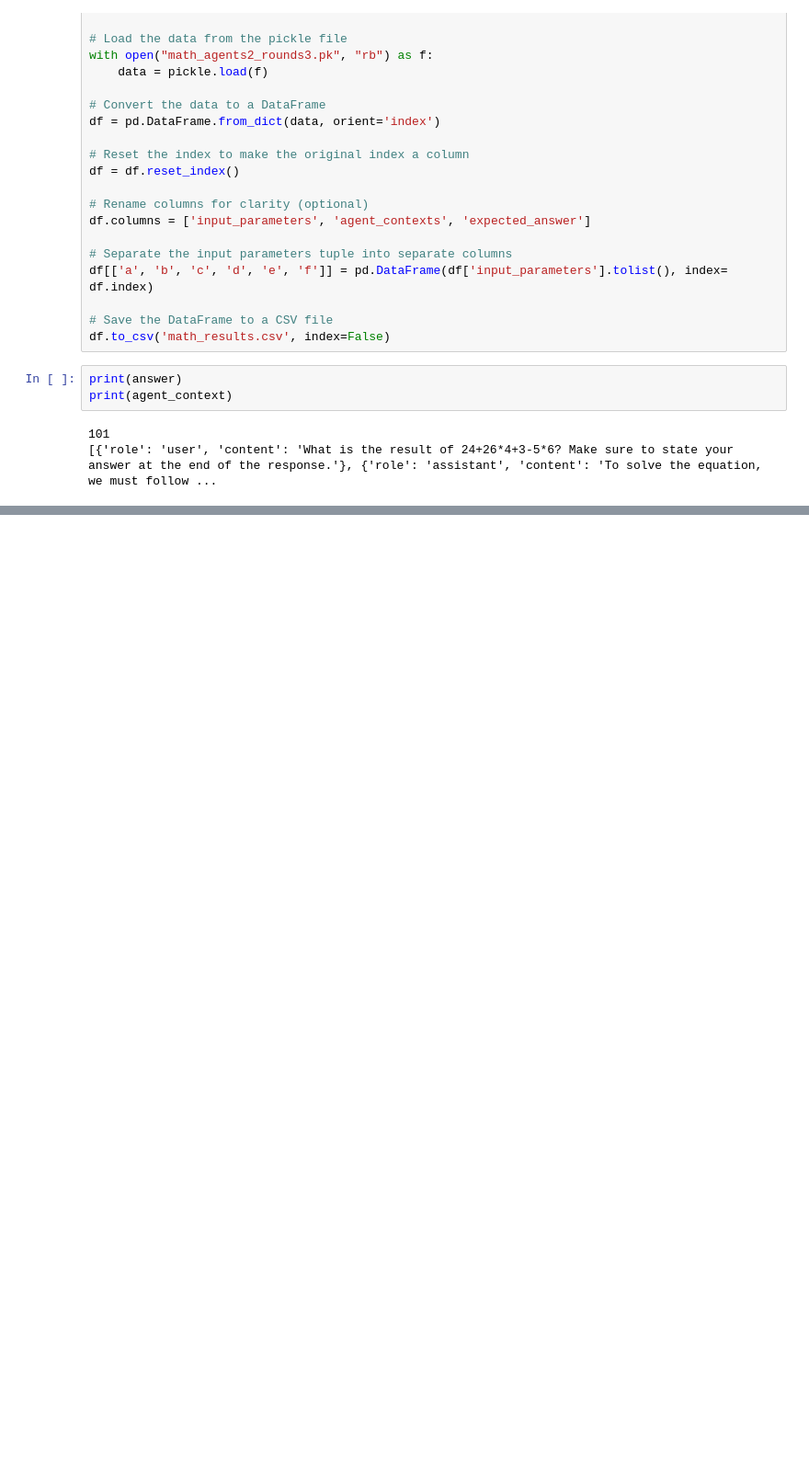
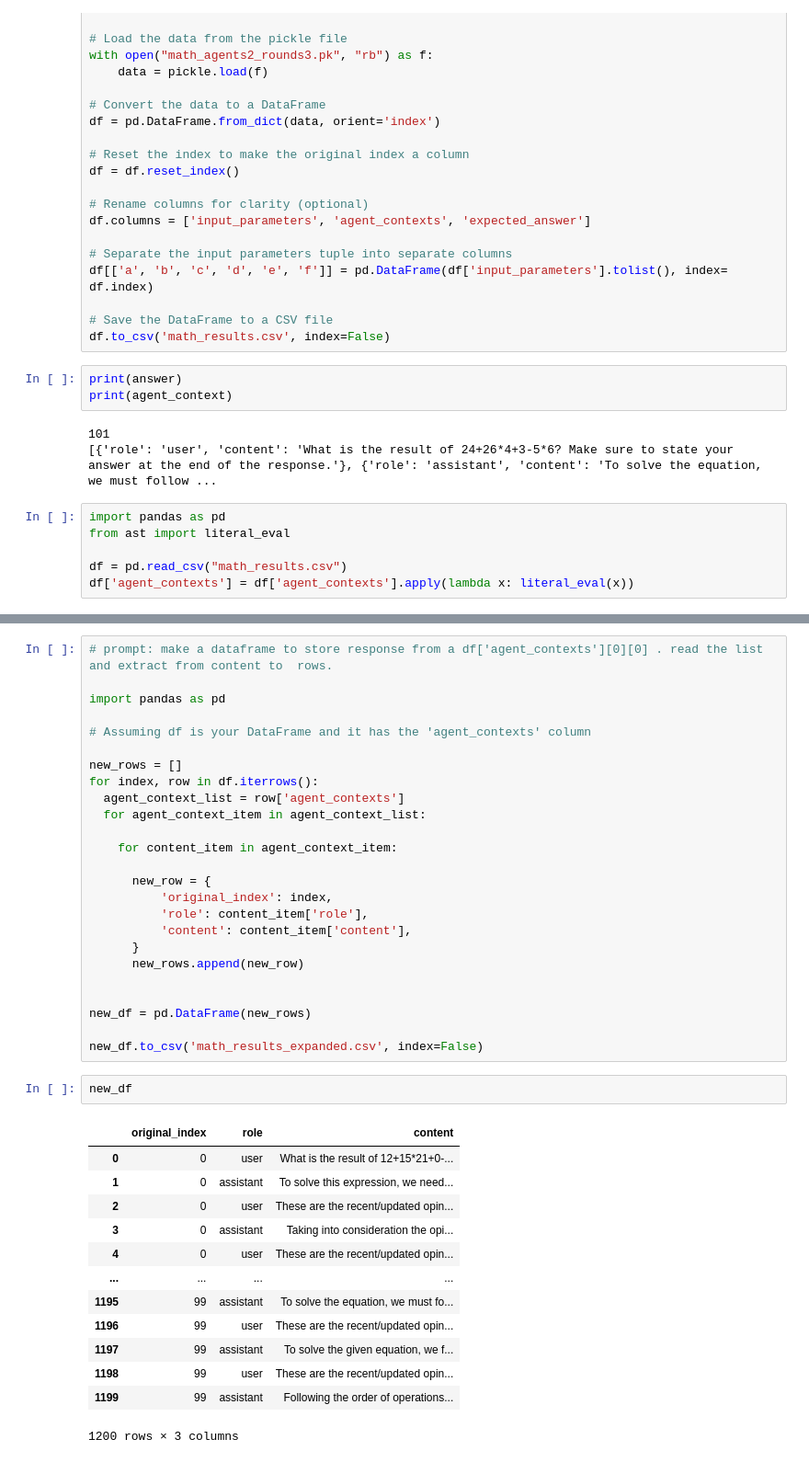
Before and after one commit to asuraabhijeet/MachineLearningImplementation, a Jupyter notebook: LLM Debate/Debate.ipynb, the cells around one changed output, grey strips where cells are left out. Shown at 92% size. Drawn from its saved outputs; the diff is of its cells as text; blank space fills up the shorter version.

```diff
--- a/LLM Debate/Debate.ipynb
+++ b/LLM Debate/Debate.ipynb
@@ -336,3 +338,9 @@ print(agent_context)
 # %% [output]
 101
 [{'role': 'user', 'content': 'What is the result of 24+26*4+3-5*6? Make sure to state your answer at the end of the response.'}, {'role': 'assistant', 'content': 'To solve the equation, we must follow ...
+# %%
+import pandas as pd
+from ast import literal_eval
+
+df = pd.read_csv("math_results.csv")
+df['agent_contexts'] = df['agent_contexts'].apply(lambda x: literal_eval(x))
@@ -338,0 +377,41 @@ print(agent_context)
+# %%
+# prompt: make a dataframe to store response from a df['agent_contexts'][0][0] . read the list and extract from content to  rows.
+
+import pandas as pd
+
+# Assuming df is your DataFrame and it has the 'agent_contexts' column
+
+new_rows = []
+for index, row in df.iterrows():
+  agent_context_list = row['agent_contexts']
+  for agent_context_item in agent_context_list:
+
+    for content_item in agent_context_item:
+
+      new_row = {
+          'original_index': index,
+          'role': content_item['role'],
+          'content': content_item['content'],
+      }
+      new_rows.append(new_row)
+
+
+new_df = pd.DataFrame(new_rows)
+
+new_df.to_csv('math_results_expanded.csv', index=False)
+# %%
+new_df
+# %% [output]
+|  | original_index | role | content |
+| 0 | 0 | user | What is the result of 12+15*21+0-... |
+| 1 | 0 | assistant | To solve this expression, we need... |
+| 2 | 0 | user | These are the recent/updated opin... |
+| 3 | 0 | assistant | Taking into consideration the opi... |
+| 4 | 0 | user | These are the recent/updated opin... |
+| ... | ... | ... | ... |
+| 1195 | 99 | assistant | To solve the equation, we must fo... |
+| 1196 | 99 | user | These are the recent/updated opin... |
+| 1197 | 99 | assistant | To solve the given equation, we f... |
+| 1198 | 99 | user | These are the recent/updated opin... |
+| 1199 | 99 | assistant | Following the order of operations... |
+1200 rows × 3 columns
```
Also changed, not shown: parts of 6 cells of this notebook.
